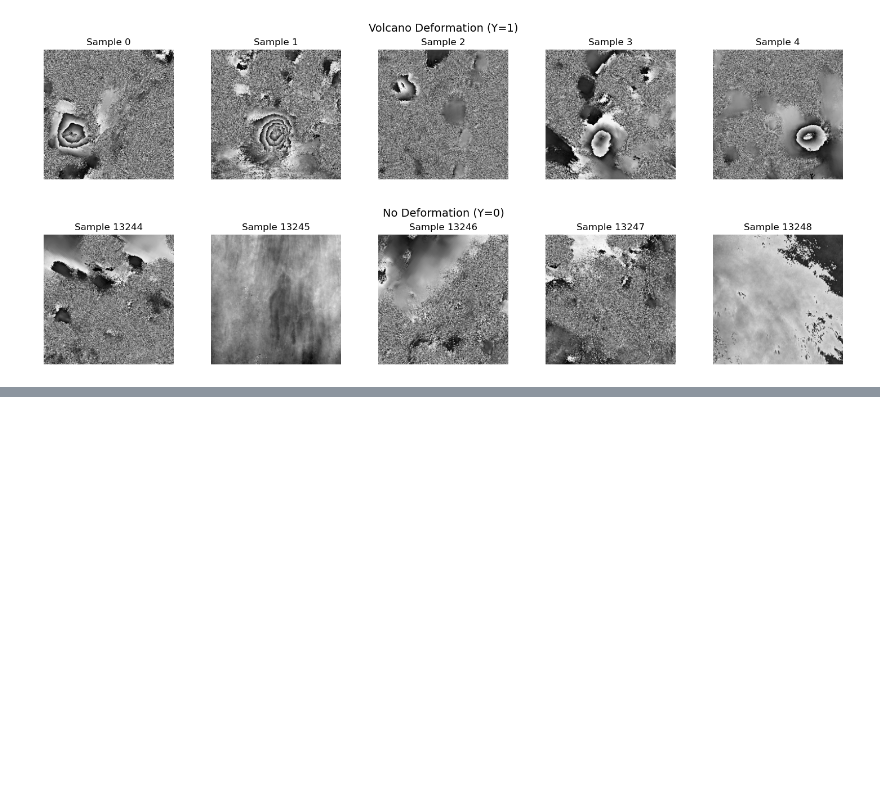
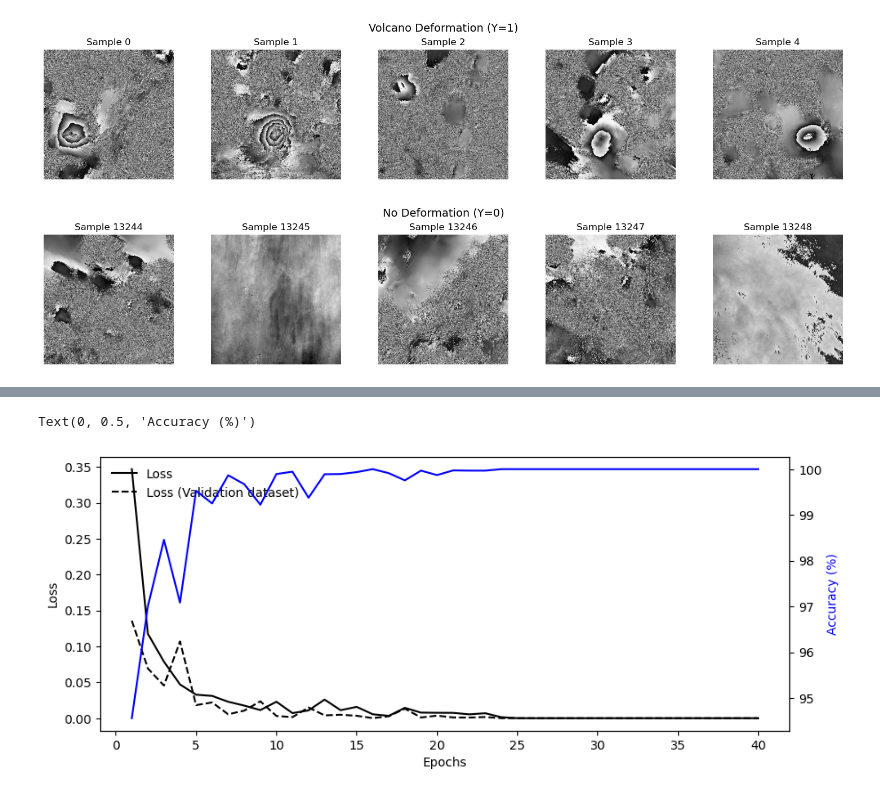
Before and after one commit to zche2/Ge166_code, a Jupyter notebook: HW3/HW3_2.ipynb, the cells around one changed output, grey strips where cells are left out. Saved outputs shown, nothing was run; the diff lists cells and outputs as text; code cells hidden in the pictures; blank space fills up the shorter version.

```diff
--- a/HW3/HW3_2.ipynb
+++ b/HW3/HW3_2.ipynb
@@ -162,0 +452,12 @@ criterion = torch.nn.BCELoss()
+# %%
+# model set up
+channel_num2 = [16, 32, 64, 128, 256]
+model2 = VolcanoCNN2(input_size, p, MaxPool_size, channel_num2, kernel_size, neuron_num1, neuron_num2)
+# optimizer
+optimizer2 = torch.optim.Adam(model2.parameters())
+# criterion
+criterion2 = torch.nn.BCELoss()
+# %%
+# train the model, same number of epochs
+trainer2 = Trainer(model2, optimizer2, train_DataLoader, test_DataLoader, criterion2, device)
+loss_history2, acc_history2, loss_history_test2 = trainer2.train(number_of_epochs)
@@ -162,0 +482,17 @@ criterion = torch.nn.BCELoss()
+# %%
+# display train the validation history use twinx
+fig, ax1 = plt.subplots(figsize=(10,4))
+ax2 = ax1.twinx()
+ax1.plot(epochs, loss_history2, 'k-', label='Loss')
+ax1.plot(epochs, loss_history_test2, 'k--', label='Loss (Validation dataset)')
+ax1.legend(loc='upper left', frameon=False)
+ax2.plot(epochs, acc_history2, 'b-', label='Accuracy')
+
+# add xlabel
+ax1.set_xlabel('Epochs')
+# set axis color
+ax1.set_ylabel('Loss', color='k')
+ax2.set_ylabel('Accuracy (%)', color='b')
+# %% [output]
+Text(0, 0.5, 'Accuracy (%)')
+[figure, added]
```
Also changed, not shown: parts of 18 cells of this notebook, 1 other file.
